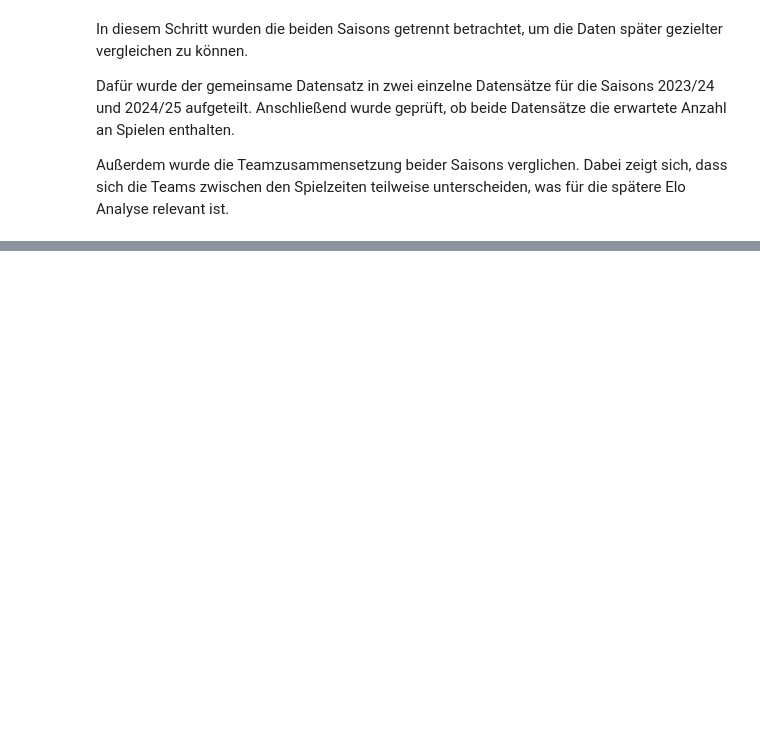
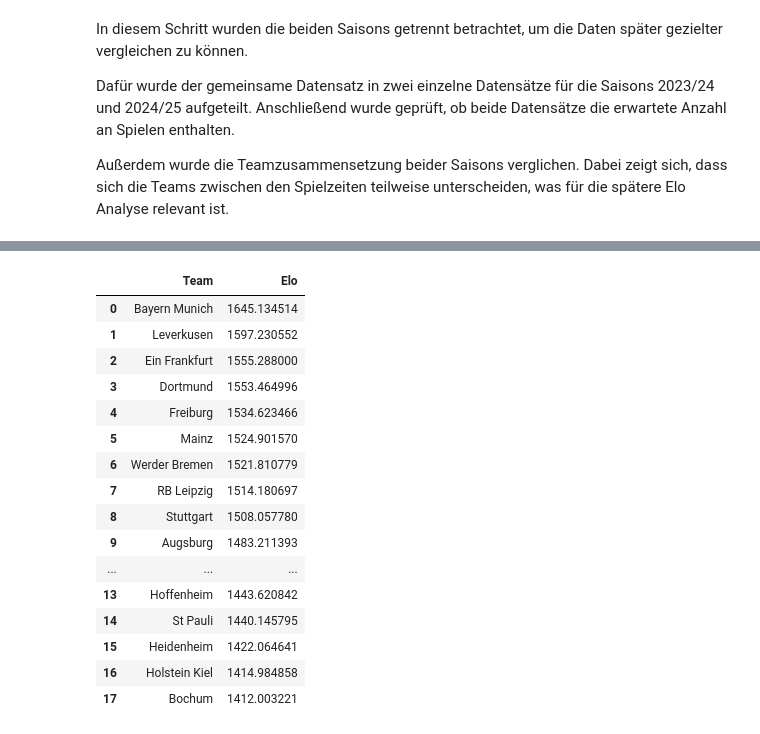
Before and after one commit to Berkedmy/Final_Projekt, a Jupyter notebook: notebooks/01_data_check.ipynb, the cells around one changed output, grey strips where cells are left out. Saved outputs shown, nothing was run; the diff lists cells and outputs as text; code cells hidden in the pictures; blank space fills up the shorter version.

```diff
--- a/notebooks/01_data_check.ipynb
+++ b/notebooks/01_data_check.ipynb
@@ -583,0 +655,63 @@ Außerdem wurde die Teamzusammensetzung beider Saisons verglichen. Dabei zeigt s
+# %%
+# Elo Ratings für Saison 2024/25
+
+elo_2425 = {}
+
+# Teams initialisieren
+teams_2425 = pd.concat([df_2425_only["HomeTeam"], df_2425_only["AwayTeam"]]).unique()
+
+for team in teams_2425:
+    elo_2425[team] = 1500
+# %%
+# Elo für jedes Spiel berechnen
+
+for _, row in df_2425_only.iterrows():
+    home = row["HomeTeam"]
+    away = row["AwayTeam"]
+
+    home_elo = elo_2425[home]
+    away_elo = elo_2425[away]
+
+    # Erwartete Werte
+    expected_home = 1 / (1 + 10 ** ((away_elo - home_elo) / 400))
+    expected_away = 1 - expected_home
+
+    # Ergebnis
+    if row["FTR"] == "H":
+        score_home, score_away = 1, 0
+    elif row["FTR"] == "A":
+        score_home, score_away = 0, 1
+    else:
+        score_home, score_away = 0.5, 0.5
+
+    # Update
+    K = 20
+    elo_2425[home] = home_elo + K * (score_home - expected_home)
+    elo_2425[away] = away_elo + K * (score_away - expected_away)
+# %%
+elo_table_2425 = pd.DataFrame(
+    elo_2425.items(),
+    columns=["Team", "Elo"]
+)
+
+elo_table_2425 = elo_table_2425.sort_values("Elo", ascending=False).reset_index(drop=True)
+
+elo_table_2425.head(18)
+# %% [output]
+|  | Team | Elo |
+| 0 | Bayern Munich | 1645.134514 |
+| 1 | Leverkusen | 1597.230552 |
+| 2 | Ein Frankfurt | 1555.288000 |
+| 3 | Dortmund | 1553.464996 |
+| 4 | Freiburg | 1534.623466 |
+| 5 | Mainz | 1524.901570 |
+| 6 | Werder Bremen | 1521.810779 |
+| 7 | RB Leipzig | 1514.180697 |
+| 8 | Stuttgart | 1508.057780 |
+| 9 | Augsburg | 1483.211393 |
+| ... | ... | ... |
+| 13 | Hoffenheim | 1443.620842 |
+| 14 | St Pauli | 1440.145795 |
+| 15 | Heidenheim | 1422.064641 |
+| 16 | Holstein Kiel | 1414.984858 |
+| 17 | Bochum | 1412.003221 |
```
Also changed, not shown: parts of 10 cells of this notebook.
